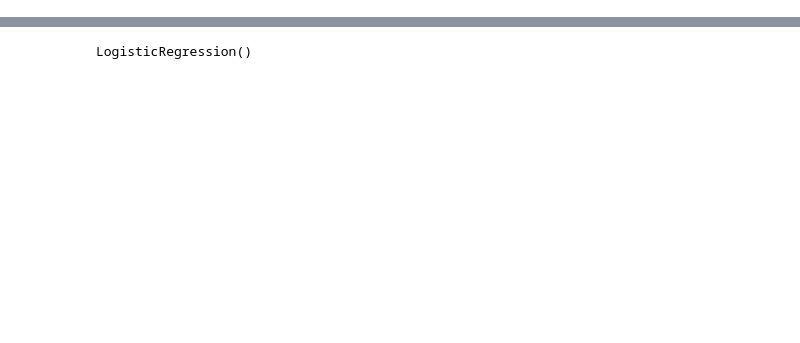
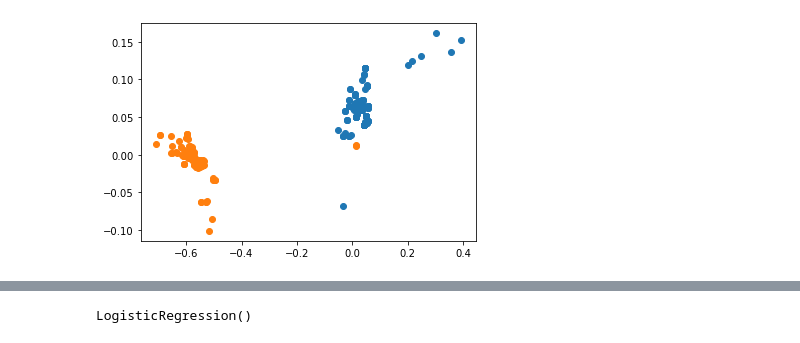
Before and after one commit to jishen027/FPS_Player_intent_detector, a Jupyter notebook: data-analysis/controllerDataAnalysis.ipynb, the cells around one changed output, grey strips where cells are left out. Drawn from its saved outputs; the diff is of its cells as text; code cells hidden in the pictures; blank space fills up the shorter version.

```diff
--- a/data-analysis/controllerDataAnalysis.ipynb
+++ b/data-analysis/controllerDataAnalysis.ipynb
@@ -54 +78,11 @@ df_2.info
+# %%
+RX_data_1 = pd.DataFrame(data_1, columns=['rx'])
+RY_data_1 = pd.DataFrame(data_1, columns=['ry'])
+RX_data_2 = pd.DataFrame(data_2, columns=['rx'])
+RY_data_2 = pd.DataFrame(data_2, columns=['ry'])
+plt.scatter(RX_data_1, RY_data_1)
+plt.scatter(RX_data_2, RY_data_2)
+plt.show()
+# %% [output]
+[figure, added]
 # %%
```
Also changed, not shown: parts of 29 cells of this notebook, 7 other files.
